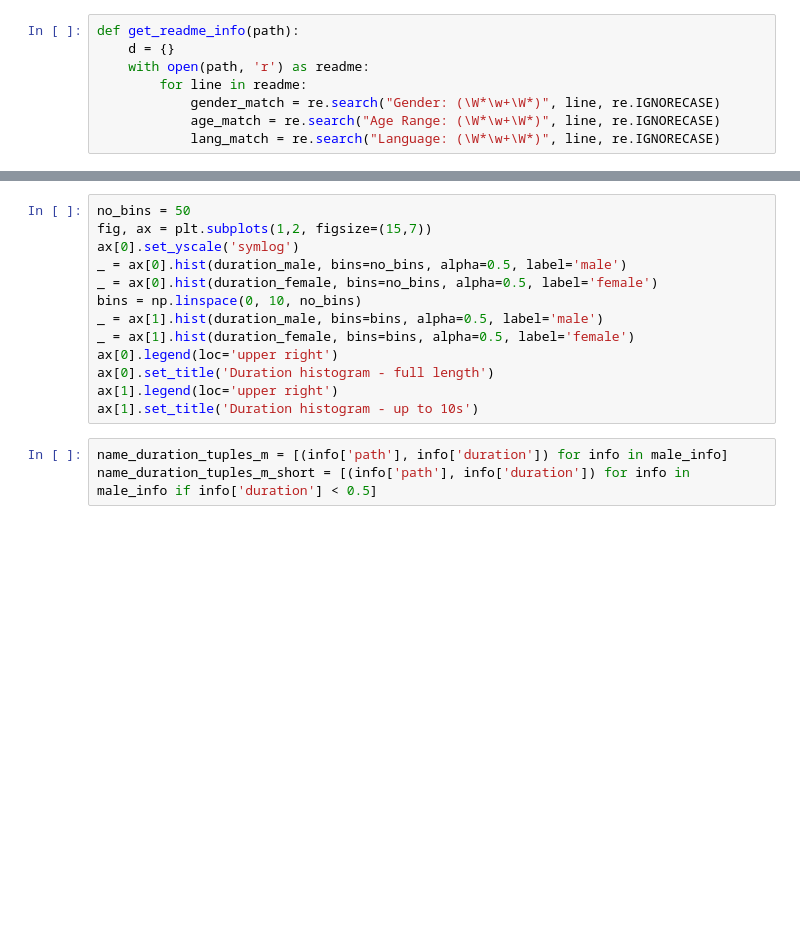
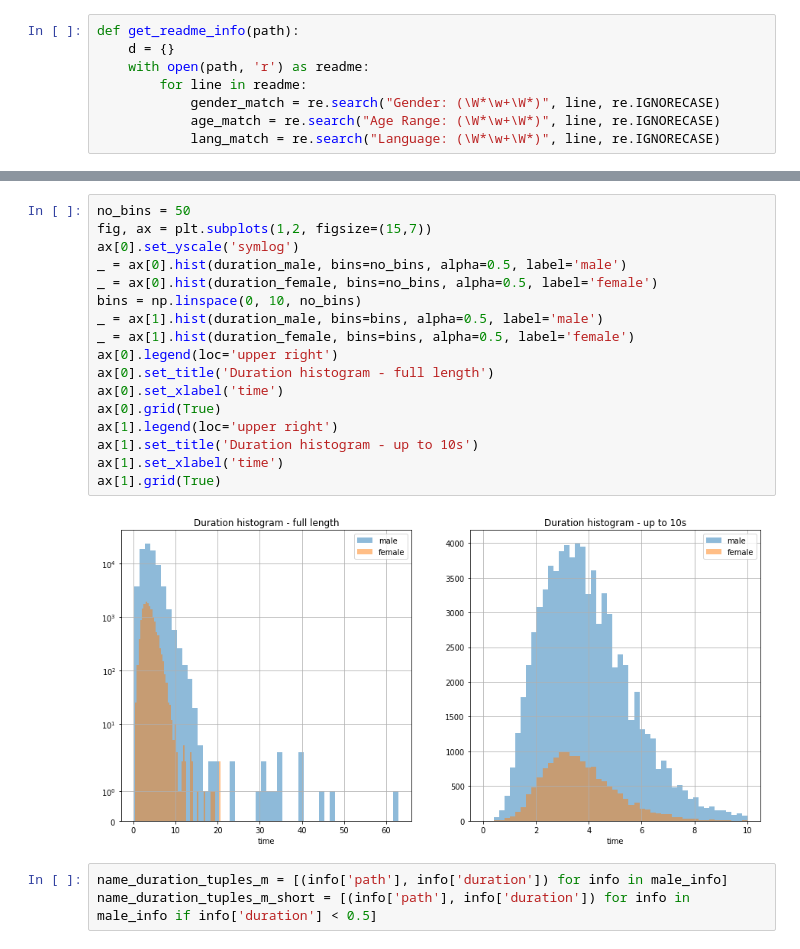
Before and after one commit to RSPB/mfmodel, a Jupyter notebook: data_analysis.ipynb, the cells around one changed output, grey strips where cells are left out. Saved outputs shown, nothing was run; the diff lists cells and outputs as text; blank space fills up the shorter version.

```diff
--- a/data_analysis.ipynb
+++ b/data_analysis.ipynb
@@ -50,16 +55,22 @@ print('Total duration of female recordings: {} '.format(str(timedelta(seconds=to
 # %%
 no_bins = 50
 fig, ax = plt.subplots(1,2, figsize=(15,7))
 ax[0].set_yscale('symlog')
 _ = ax[0].hist(duration_male, bins=no_bins, alpha=0.5, label='male')
 _ = ax[0].hist(duration_female, bins=no_bins, alpha=0.5, label='female')
 bins = np.linspace(0, 10, no_bins)
 _ = ax[1].hist(duration_male, bins=bins, alpha=0.5, label='male')
 _ = ax[1].hist(duration_female, bins=bins, alpha=0.5, label='female')
 ax[0].legend(loc='upper right')
 ax[0].set_title('Duration histogram - full length')
+ax[0].set_xlabel('time')
+ax[0].grid(True)
 ax[1].legend(loc='upper right')
 ax[1].set_title('Duration histogram - up to 10s')
+ax[1].set_xlabel('time')
+ax[1].grid(True)
+# %% [output]
+[figure, added]
 # %%
 name_duration_tuples_m = [(info['path'], info['duration']) for info in male_info]
 name_duration_tuples_m_short = [(info['path'], info['duration']) for info in male_info if info['duration'] < 0.5]
```
Also changed, not shown: parts of 11 cells of this notebook, 4 other files.
